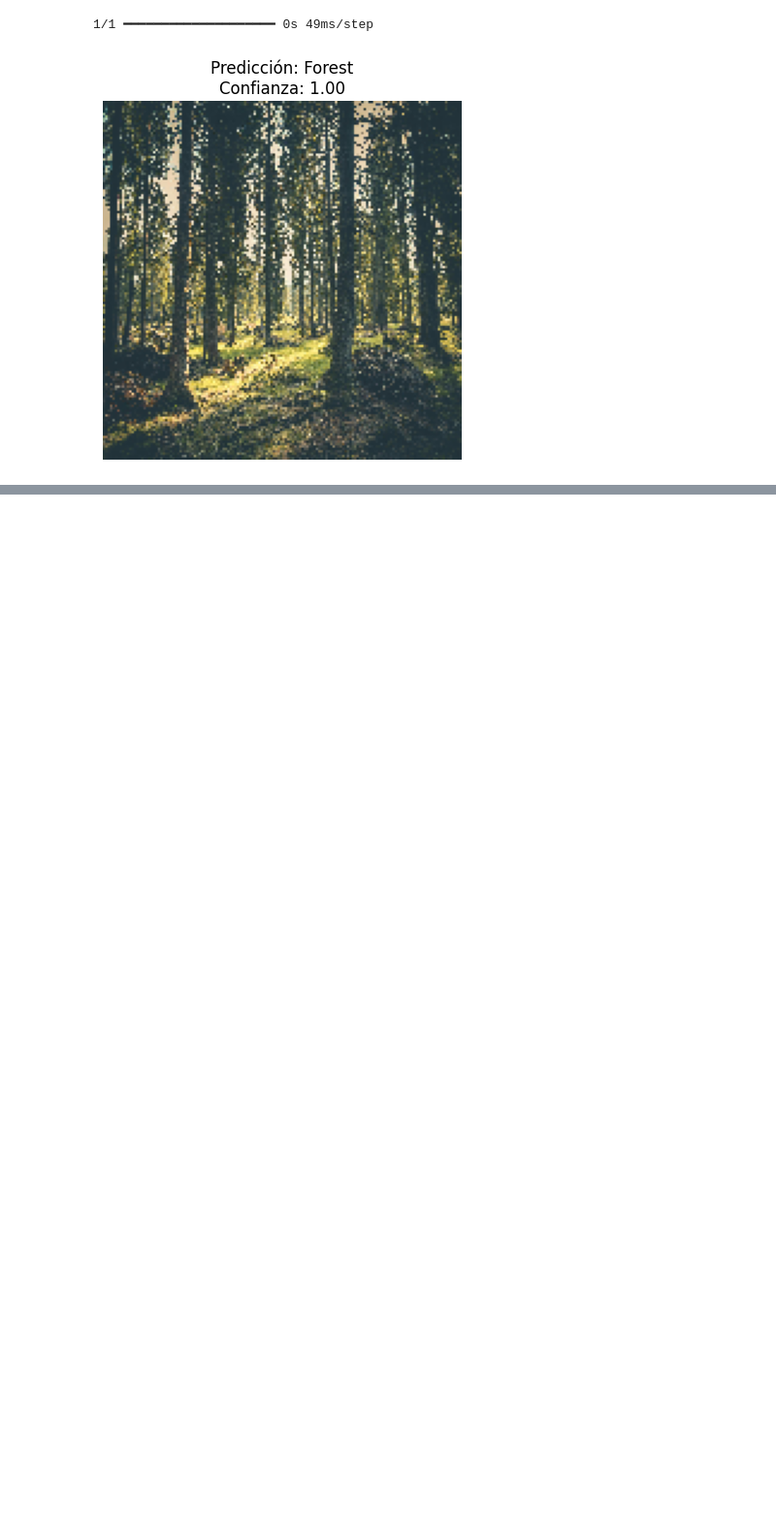
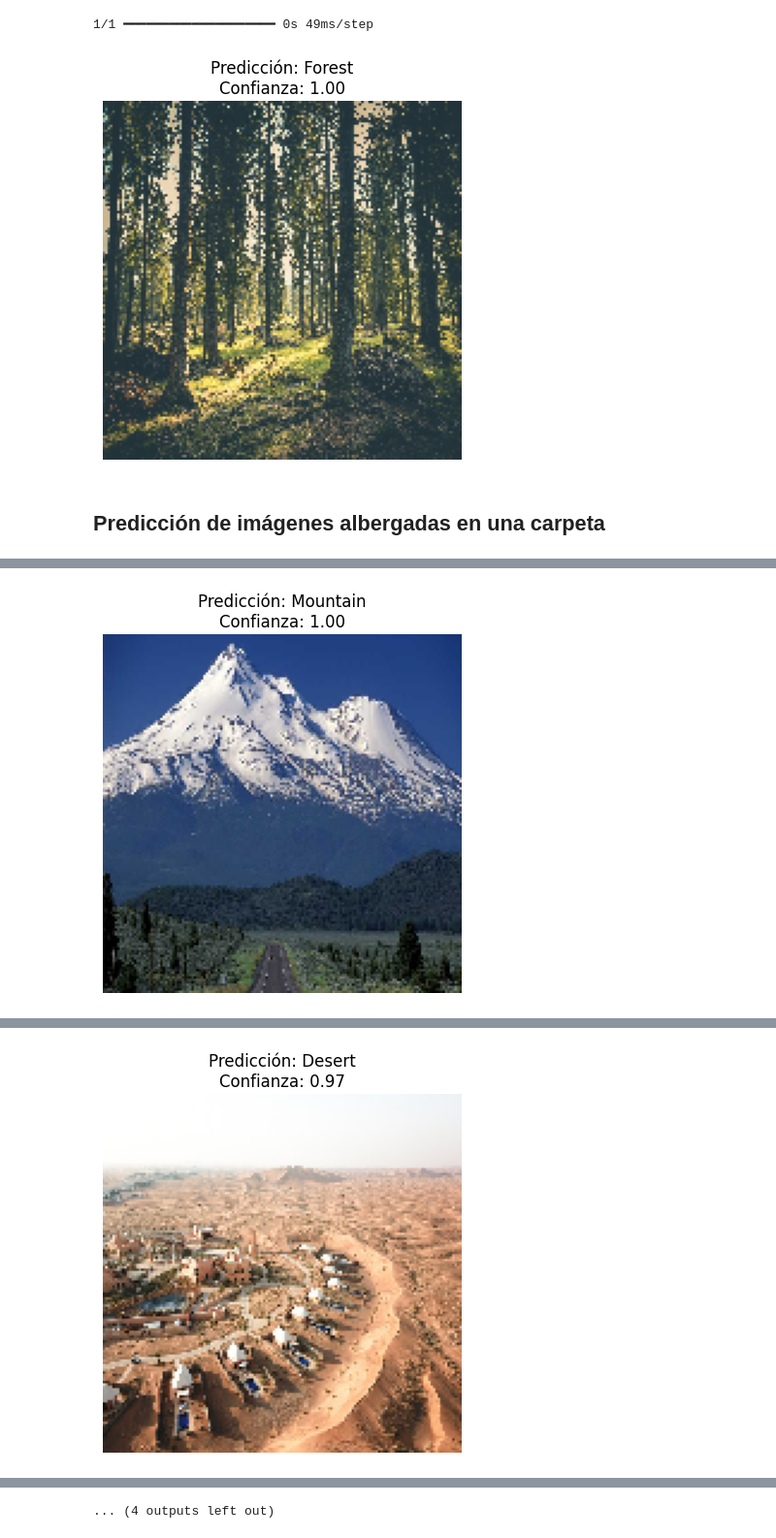
Before and after one commit to LeilaelRico/TC3002B_M2, a Jupyter notebook: A01707023_Prueba.ipynb, the cells around one changed output, grey strips where cells are left out. Shown at 97% size. Cells and saved outputs as stored; diff of their text form; code cells hidden in the pictures; blank space fills up the shorter version.

Commit message:
Images from a folder can be analyzed.

```diff
--- a/A01707023_Prueba.ipynb
+++ b/A01707023_Prueba.ipynb
@@ -32,10 +35,12 @@ None
 # %%
 # Diccionario de nombres de clases
-class_names = ['Coast', 'Desert', 'Forest', 'Glacier', 'Mountain']  # Reemplaza con los nombres de tus clases
+class_names = ['Coast', 'Desert', 'Forest', 'Glacier',
+               'Mountain']
 
 # Carga de imagen
 img_path = 'll.jpg'
-img = image.load_img(img_path, target_size=(150, 150))  # Se ajusta el tamaño de acuerdo a la del modelo
+# Se ajusta el tamaño de acuerdo a la del modelo
+img = image.load_img(img_path, target_size=(150, 150))
 
 # Mostrar la imagen
 plt.imshow(img)
@@ -43,7 +48,8 @@ plt.axis('off')
 
 # Preprocesamiento de la imagen
 img_array = image.img_to_array(img)
-img_array = np.expand_dims(img_array, axis=0)  # Añadir una dimensión extra para el batch
+# Añadir una dimensión extra para el batch
+img_array = np.expand_dims(img_array, axis=0)
 img_array /= 255.0  # Normalizar los pixeles
 
 # Predicción
@@ -52,11 +58,50 @@ predictions = model.predict(img_array)
 # Interpretación de predicción
 predicted_class = np.argmax(predictions[0])  # Clase con mayor probabilidad
 confidence = predictions[0][predicted_class]  # Confianza de la predicción
-predicted_class_name = class_names[predicted_class]  # Nombre de la clase predicha
+# Nombre de la clase predicha
+predicted_class_name = class_names[predicted_class]
 
 # Mostrar el nombre de la clase predicha
-plt.title("Predicción: {}\nConfianza: {:.2f}".format(predicted_class_name, confidence))
+plt.title("Predicción: {}\nConfianza: {:.2f}".format(
+    predicted_class_name, confidence))
 plt.show()
 # %% [output]
 1/1 ━━━━━━━━━━━━━━━━━━━━ 0s 49ms/step
 [figure]
+# %% [markdown]
+## Predicción de imágenes albergadas en una carpeta
+# %%
+folder_path = '.\\predictions'
+
+# Obtener la lista de nombres de archivos de la carpeta
+image_files = os.listdir(folder_path)
+
+# Iterar sobre cada imagen en la carpeta
+for image_file in image_files:
+    # Comprobar si el archivo es una imagen
+    if image_file.endswith('.jpg') or image_file.endswith('.jpeg') or image_file.endswith('.png'):
+        # Construir la ruta completa de la imagen
+        img_path = os.path.join(folder_path, image_file)
+
+        # Cargar la imagen
+        img = image.load_img(img_path, target_size=(150, 150))
+
+        # Preprocesar la imagen
+        img_array = image.img_to_array(img)
+        img_array = np.expand_dims(img_array, axis=0)
+        img_array /= 255.0
+
+        # Hacer predicciones
+        predictions = model.predict(img_array)
+
+        # Interpretar las predicciones
+        predicted_class = np.argmax(predictions[0])
+        confidence = predictions[0][predicted_class]
+        predicted_class_name = class_names[predicted_class]
+
+        # Mostrar la imagen junto con la predicción
+        plt.imshow(img)
+        plt.axis('off')
+        plt.title("Predicción: {}\nConfianza: {:.2f}".format(predicted_class_name, confidence))
+        plt.show()
+# %% [output]
@@ -62,0 +109 @@ plt.show()
+[figure, added]
@@ -62,0 +111 @@ plt.show()
+[figure, added]
@@ -62,0 +120 @@ plt.show()
+... (4 outputs left out)
```
Also changed, not shown: parts of 3 cells of this notebook, 1 other file.
